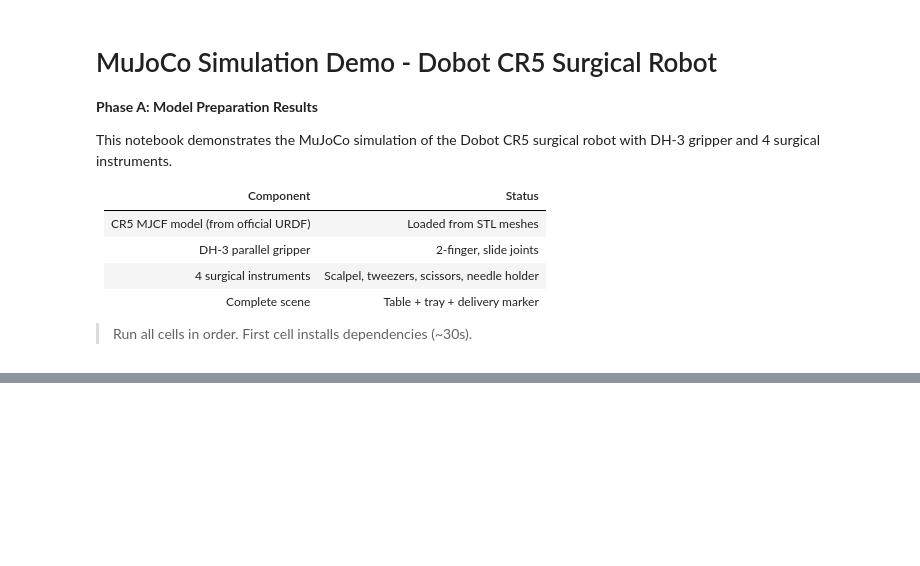
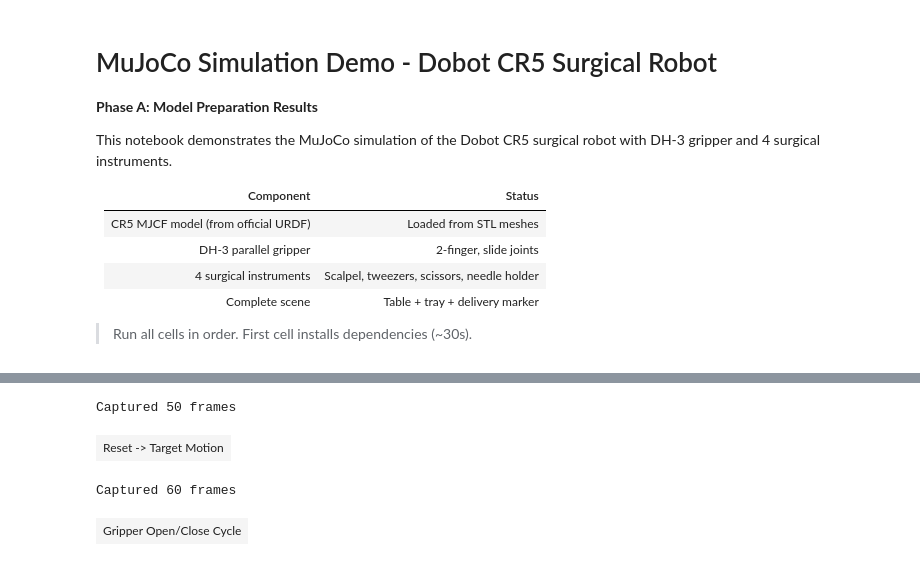
Before and after one commit to Zebedee2021/surgbot-docs, a Jupyter notebook: notebooks/mujoco_demo.ipynb, the cells around one changed output, grey strips where cells are left out. Drawn from its saved outputs; the diff is of its cells as text; code cells hidden in the pictures; blank space fills up the shorter version.

```diff
--- a/notebooks/mujoco_demo.ipynb
+++ b/notebooks/mujoco_demo.ipynb
@@ -54,7 +67,13 @@ print(f"  Total mass: {sum(model.body_mass):.1f} kg")
 # Cell 3: Rendering helpers
 import math
 
-renderer = mujoco.Renderer(model, height=720, width=960)
+# Install pyvirtualdisplay and setup a virtual display for headless environments
+!pip install -q pyvirtualdisplay
+from pyvirtualdisplay import Display
+display = Display(visible=0, size=(1400, 900))
+display.start()
+
+renderer = mujoco.Renderer(model, height=480, width=640) # Adjusted height to 480
 
 def render_frame(data, camera_name=None, elevation=-25, azimuth=135, distance=2.0, lookat=None):
     """Render a single frame with specified camera parameters."""
@@ -86,4 +105,4 @@ def deg2rad(degrees):
 RESET_RAD = deg2rad([0, 32.6, -129.1, 6.7, 90, -90])
 TARGET_RAD = deg2rad([0, -50.2, -67.3, 112.5, 90, -90])
 
-print("Renderer ready: 960x720")
+print("Renderer ready: 640x480") # Updated print statement to reflect new height
@@ -175,32 +202,35 @@ plt.show()
 # %%
 # Cell 7: Animate joint motion (Reset -> Target pose)
 frames = []
 n_steps = 150
 fps = 30
 
 # Start from reset pose
 key_id = mujoco.mj_name2id(model, mujoco.mjtObj.mjOBJ_KEY, 'reset')
 data.qpos[:] = model.key_qpos[key_id]
 data.ctrl[:] = model.key_ctrl[key_id]
 mujoco.mj_forward(model, data)
 
 # Linear interpolation from reset to target
 for step in range(n_steps):
     t = step / (n_steps - 1)
     for i in range(6):
         data.ctrl[i] = RESET_RAD[i] * (1 - t) + TARGET_RAD[i] * t
     # Keep gripper open
     data.ctrl[6] = 0.02
     data.ctrl[7] = 0.02
     # Step simulation
     for _ in range(10):
         mujoco.mj_step(model, data)
     # Render every 3rd step
     if step % 3 == 0:
         frames.append(render_frame(data, distance=2.2, elevation=-20, azimuth=135))
 
 print(f"Captured {len(frames)} frames")
-media.show_video(frames, fps=fps, title="Reset -> Target Motion")
+mediapy.show_video(frames, fps=fps, title="Reset -> Target Motion")
+# %% [output]
+Captured 50 frames
+| Reset -> Target Motion |
 # %%
 # Cell 8: Gripper open/close cycle animation
 frames_g = []
@@ -228,7 +258,10 @@ for step, (g_target, label) in enumerate(gripper_targets):
                                      azimuth=135, lookat=list(data.site_xpos[model.site("gripper_tcp").id])))
 
 print(f"Captured {len(frames_g)} frames")
-media.show_video(frames_g, fps=20, title="Gripper Open/Close Cycle")
+mediapy.show_video(frames_g, fps=20, title="Gripper Open/Close Cycle")
+# %% [output]
+Captured 60 frames
+| Gripper Open/Close Cycle |
 # %%
 # Cell 9: Complete model summary
 print("=" * 60)
```
Also changed, not shown: parts of 7 cells of this notebook.
